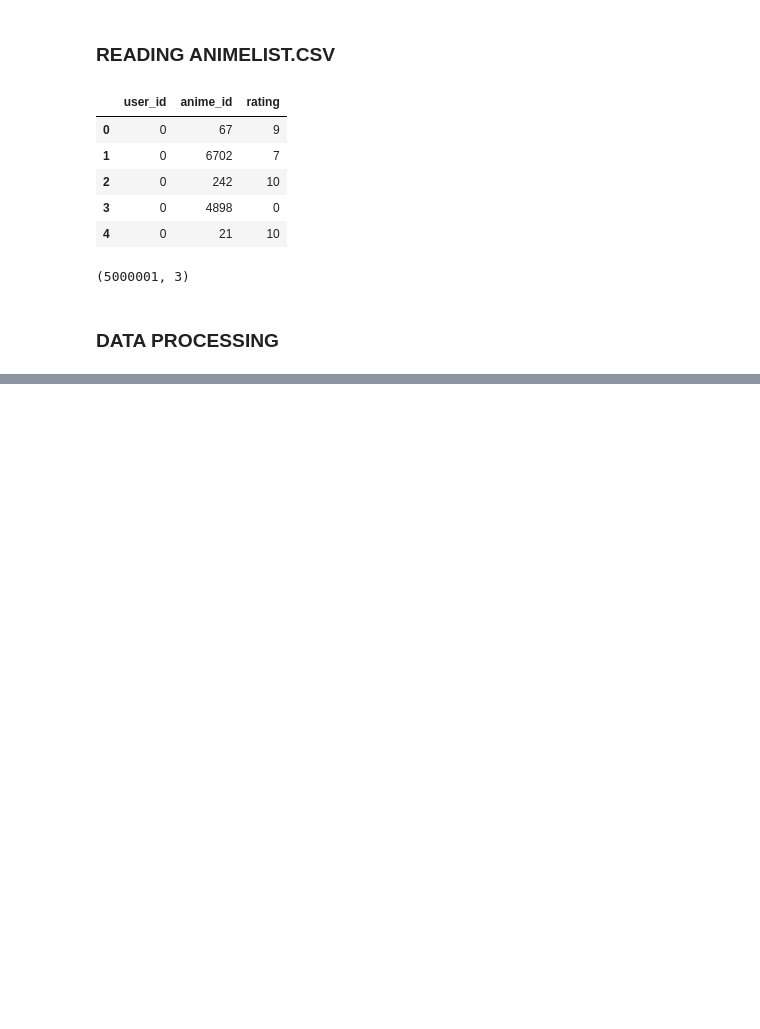
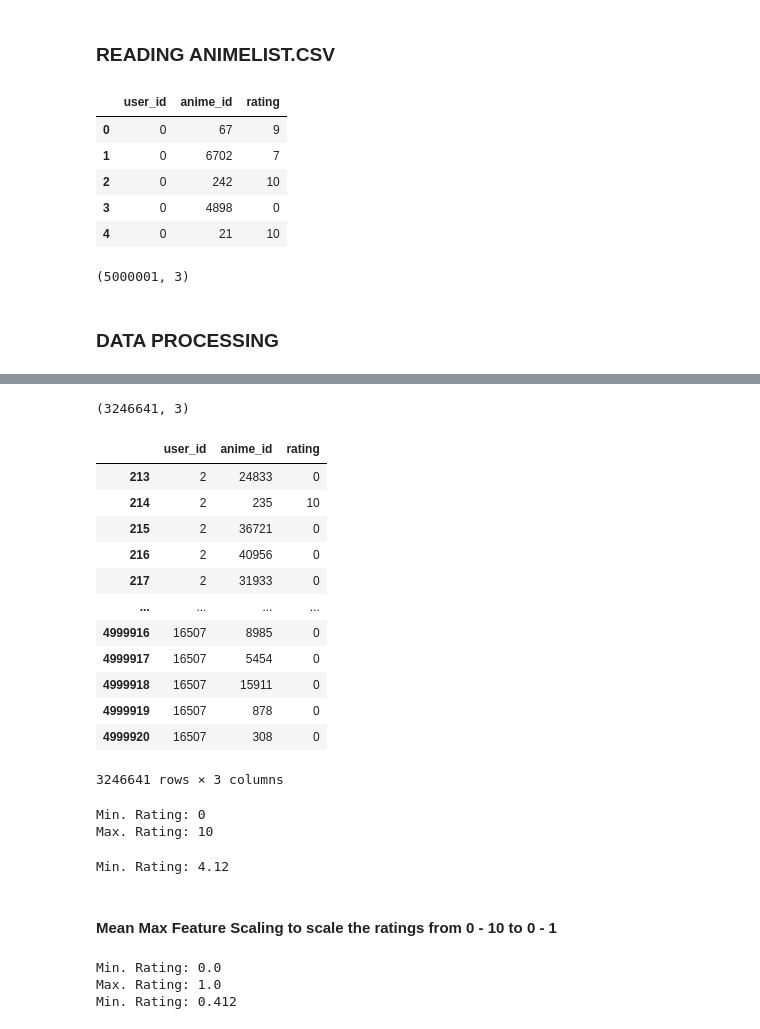
Before and after one commit to JoeUzo/MLOps-Anime-Recommender, a Jupyter notebook: notebook/recommender.ipynb, the cells around one changed output, grey strips where cells are left out. Saved outputs shown, nothing was run; the diff lists cells and outputs as text; code cells hidden in the pictures; blank space fills up the shorter version.

```diff
--- a/notebook/recommender.ipynb
+++ b/notebook/recommender.ipynb
@@ -56,3 +51,6 @@ rating_df.shape
 (5000001, 3)
 # %% [markdown]
 ### DATA PROCESSING
+# %%
+n_ratings = rating_df.user_id.value_counts()
+n_ratings
@@ -58,0 +73,36 @@ rating_df.shape
+# %%
+rating_df.shape
+# %% [output]
+(3246641, 3)
+# %%
+rating_df
+# %% [output]
+|  | user_id | anime_id | rating |
+| 213 | 2 | 24833 | 0 |
+| 214 | 2 | 235 | 10 |
+| 215 | 2 | 36721 | 0 |
+| 216 | 2 | 40956 | 0 |
+| 217 | 2 | 31933 | 0 |
+| ... | ... | ... | ... |
+| 4999916 | 16507 | 8985 | 0 |
+| 4999917 | 16507 | 5454 | 0 |
+| 4999918 | 16507 | 15911 | 0 |
+| 4999919 | 16507 | 878 | 0 |
+| 4999920 | 16507 | 308 | 0 |
+3246641 rows × 3 columns
+# %%
+min_rating = min(rating_df["rating"])
+max_rating = max(rating_df["rating"])
+
+print(f"Min. Rating: {min_rating} \nMax. Rating: {max_rating}")
+# %% [output]
+Min. Rating: 0
+Max. Rating: 10
+# %%
+avg_rating = np.mean(rating_df["rating"])
+
+print(f"Min. Rating: {avg_rating:.2f}")
+# %% [output]
+Min. Rating: 4.12
+# %% [markdown]
+#### Mean Max Feature Scaling to scale the ratings from 0 - 10 to 0 - 1
@@ -58,0 +111,9 @@ rating_df.shape
+# %%
+min_rating = min(rating_df["rating"])
+max_rating = max(rating_df["rating"])
+avg_rating = np.mean(rating_df["rating"])
+print(f"Min. Rating: {min_rating} \nMax. Rating: {max_rating} \nMin. Rating: {avg_rating:.3f}")
+# %% [output]
+Min. Rating: 0.0
+Max. Rating: 1.0
+Min. Rating: 0.412
```
Also changed, not shown: parts of 46 cells of this notebook, 1 other file.
